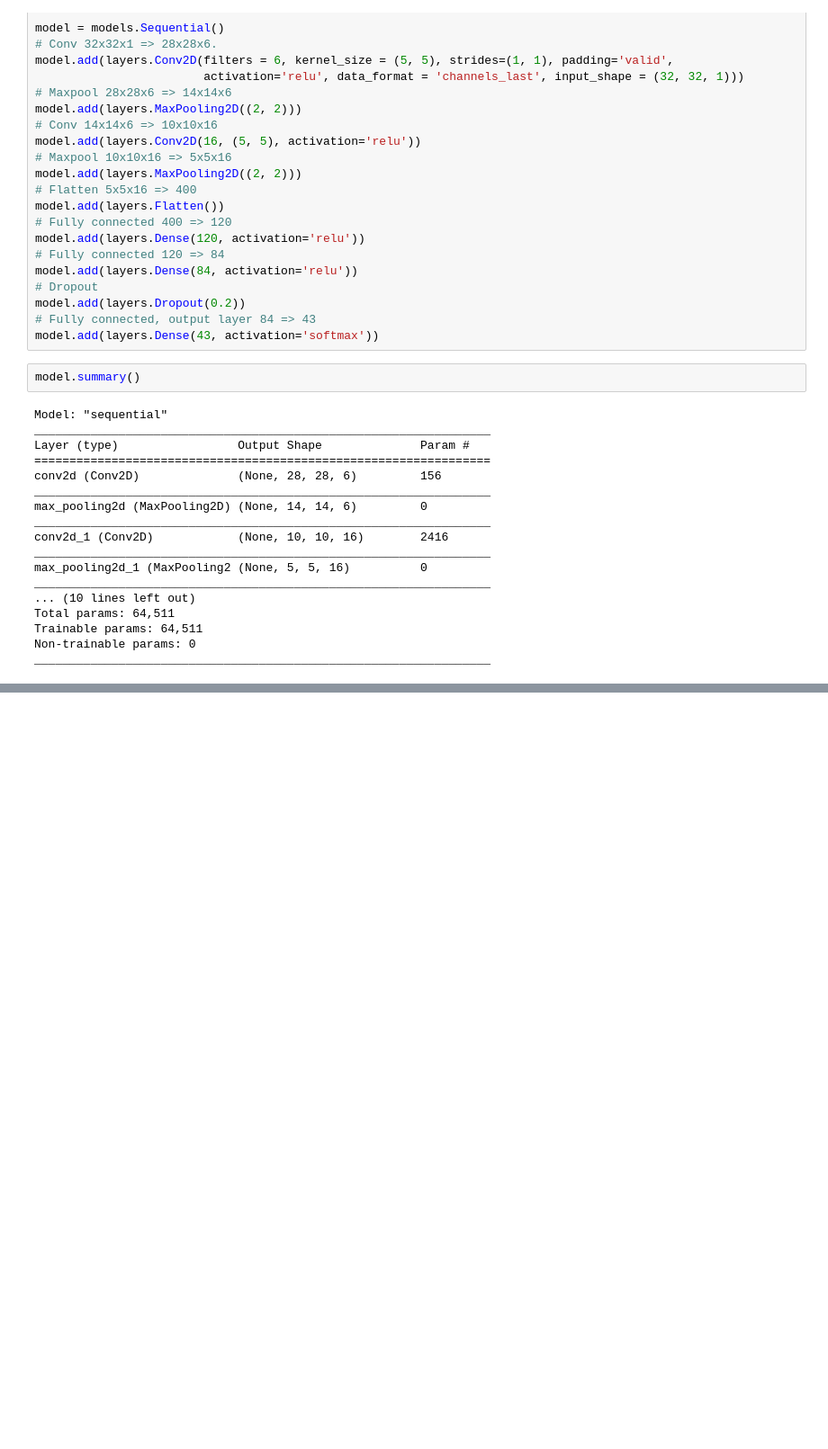
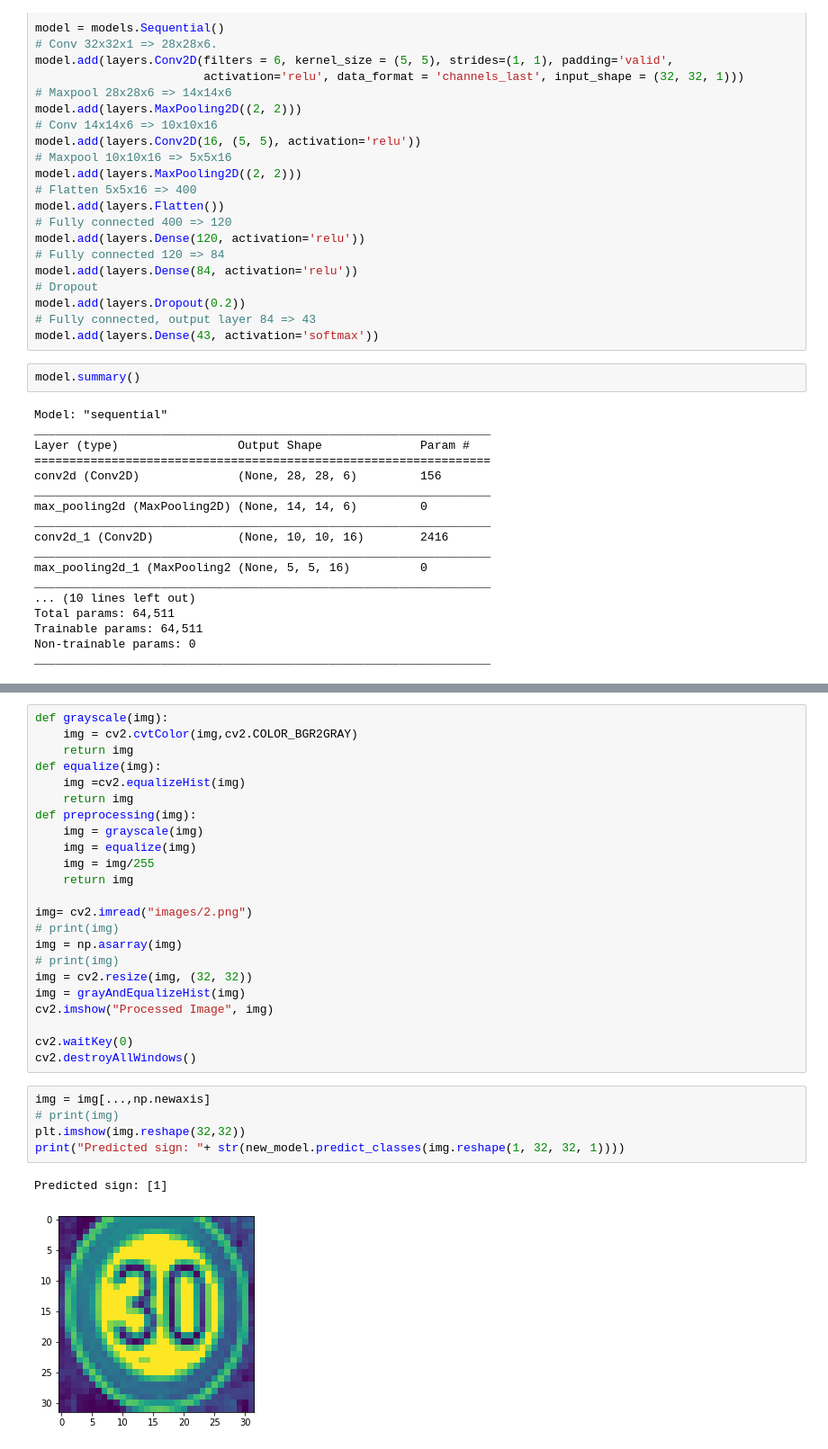
Before and after one commit to Pritesh24gurjar/AI-Powered-Traffic-Sign-Recognition-with-YOLOv4, a Jupyter notebook: Traffic_Sign_Classifier.ipynb, the cells around one changed output, grey strips where cells are left out. Shown: that part at 90% size. Drawn from its saved outputs; the diff is of its cells as text; blank space fills up the shorter version.

```diff
--- a/Traffic_Sign_Classifier.ipynb
+++ b/Traffic_Sign_Classifier.ipynb
@@ -318,0 +399,31 @@ y_test_new = np.array([17,1,5,9,35,35,1,2,14])
+# %%
+def grayscale(img):
+    img = cv2.cvtColor(img,cv2.COLOR_BGR2GRAY)
+    return img
+def equalize(img):
+    img =cv2.equalizeHist(img)
+    return img
+def preprocessing(img):
+    img = grayscale(img)
+    img = equalize(img)
+    img = img/255
+    return img
+
+img= cv2.imread("images/2.png")
+# print(img)
+img = np.asarray(img)
+# print(img)
+img = cv2.resize(img, (32, 32))
+img = grayAndEqualizeHist(img)
+cv2.imshow("Processed Image", img)
+
+cv2.waitKey(0)
+cv2.destroyAllWindows()
+# %%
+img = img[...,np.newaxis]
+# print(img)
+plt.imshow(img.reshape(32,32))
+print("Predicted sign: "+ str(new_model.predict_classes(img.reshape(1, 32, 32, 1))))
+# %% [output]
+Predicted sign: [1]
+[figure, added]
```
Also changed, not shown: parts of 18 cells of this notebook, 4 other files.
